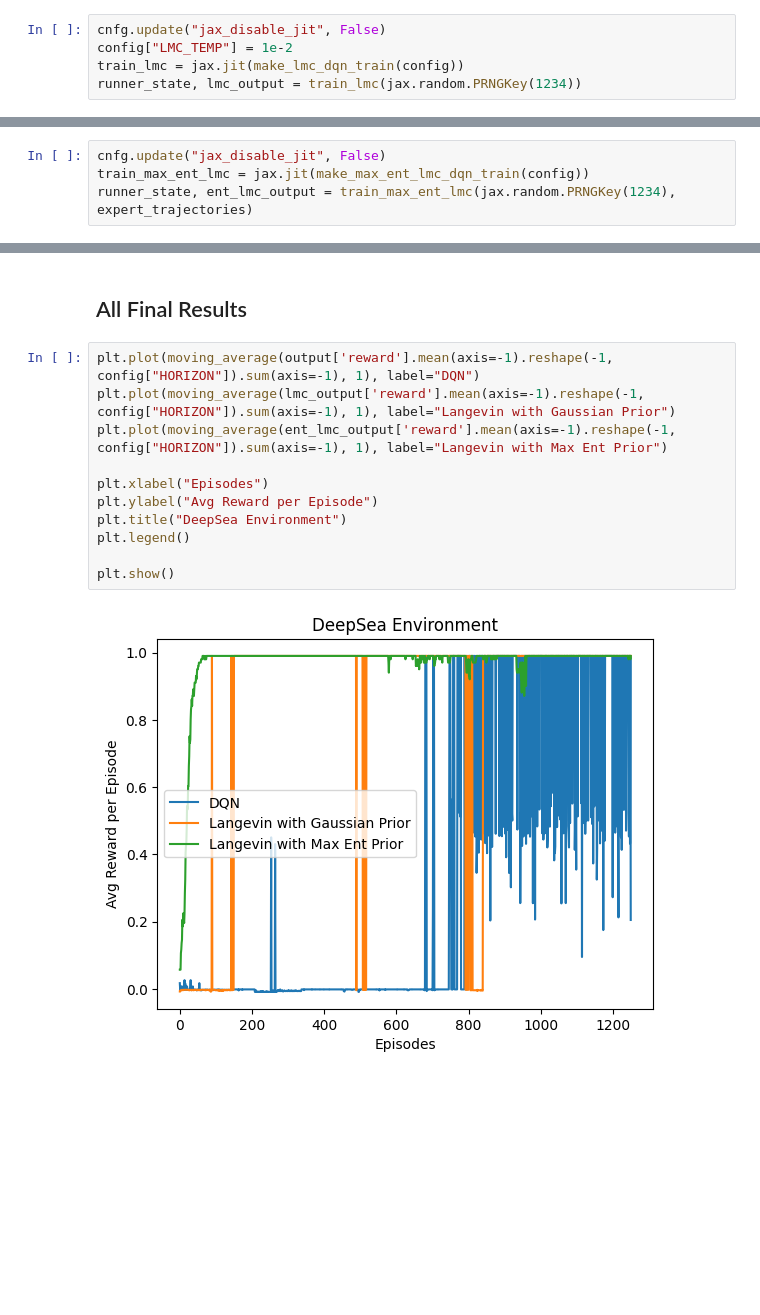
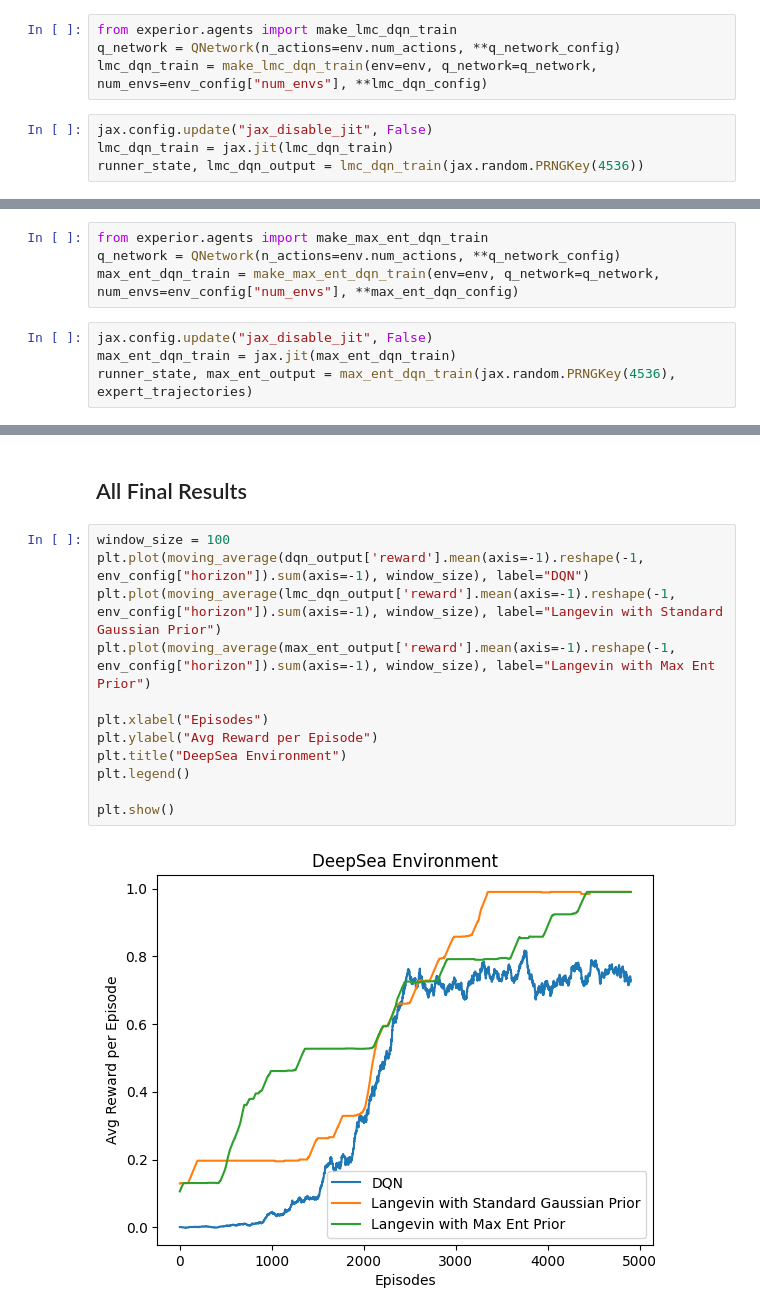
Before and after one commit to keertanavc/experior, a Jupyter notebook: max_ent_deep_sea.ipynb, the cells around one changed output, grey strips where cells are left out. Cells and saved outputs as stored; diff of their text form; blank space fills up the shorter version.

Commit message:
experior added max_entropy dqn

```diff
--- a/max_ent_deep_sea.ipynb
+++ b/max_ent_deep_sea.ipynb
@@ -650,7 +126,10 @@ def make_lmc_dqn_train(config):
+# %%
+from experior.agents import make_lmc_dqn_train
+q_network = QNetwork(n_actions=env.num_actions, **q_network_config)
+lmc_dqn_train = make_lmc_dqn_train(env=env, q_network=q_network, num_envs=env_config["num_envs"], **lmc_dqn_config)
 # %%
-cnfg.update("jax_disable_jit", False)
-config["LMC_TEMP"] = 1e-2
-train_lmc = jax.jit(make_lmc_dqn_train(config))
-runner_state, lmc_output = train_lmc(jax.random.PRNGKey(1234))
+jax.config.update("jax_disable_jit", False)
+lmc_dqn_train = jax.jit(lmc_dqn_train)
+runner_state, lmc_dqn_output = lmc_dqn_train(jax.random.PRNGKey(4536))
 # %%
 import matplotlib.pyplot as plt
@@ -910,6 +143,10 @@ def make_max_ent_lmc_dqn_train(config):
+# %%
+from experior.agents import make_max_ent_dqn_train
+q_network = QNetwork(n_actions=env.num_actions, **q_network_config)
+max_ent_dqn_train = make_max_ent_dqn_train(env=env, q_network=q_network, num_envs=env_config["num_envs"], **max_ent_dqn_config)
 # %%
-cnfg.update("jax_disable_jit", False)
-train_max_ent_lmc = jax.jit(make_max_ent_lmc_dqn_train(config))
-runner_state, ent_lmc_output = train_max_ent_lmc(jax.random.PRNGKey(1234), expert_trajectories)
+jax.config.update("jax_disable_jit", False)
+max_ent_dqn_train = jax.jit(max_ent_dqn_train)
+runner_state, max_ent_output = max_ent_dqn_train(jax.random.PRNGKey(4536), expert_trajectories)
 # %%
 import matplotlib.pyplot as plt
@@ -921,15 +158,16 @@ plt.plot(moving_average(per_episode_reward, 1))
 # %% [markdown]
 ## All Final Results
 # %%
-plt.plot(moving_average(output['reward'].mean(axis=-1).reshape(-1, config["HORIZON"]).sum(axis=-1), 1), label="DQN")
-plt.plot(moving_average(lmc_output['reward'].mean(axis=-1).reshape(-1, config["HORIZON"]).sum(axis=-1), 1), label="Langevin with Gaussian Prior")
-plt.plot(moving_average(ent_lmc_output['reward'].mean(axis=-1).reshape(-1, config["HORIZON"]).sum(axis=-1), 1), label="Langevin with Max Ent Prior")
+window_size = 100
+plt.plot(moving_average(dqn_output['reward'].mean(axis=-1).reshape(-1, env_config["horizon"]).sum(axis=-1), window_size), label="DQN")
+plt.plot(moving_average(lmc_dqn_output['reward'].mean(axis=-1).reshape(-1, env_config["horizon"]).sum(axis=-1), window_size), label="Langevin with Standard Gaussian Prior")
+plt.plot(moving_average(max_ent_output['reward'].mean(axis=-1).reshape(-1, env_config["horizon"]).sum(axis=-1), window_size), label="Langevin with Max Ent Prior")
 
 plt.xlabel("Episodes")
 plt.ylabel("Avg Reward per Episode")
 plt.title("DeepSea Environment")
 plt.legend()
 
 plt.show()
 # %% [output]
-[figure, old version]
+[figure, new version]
```
Also changed, not shown: parts of 24 cells of this notebook, 12 other files.
